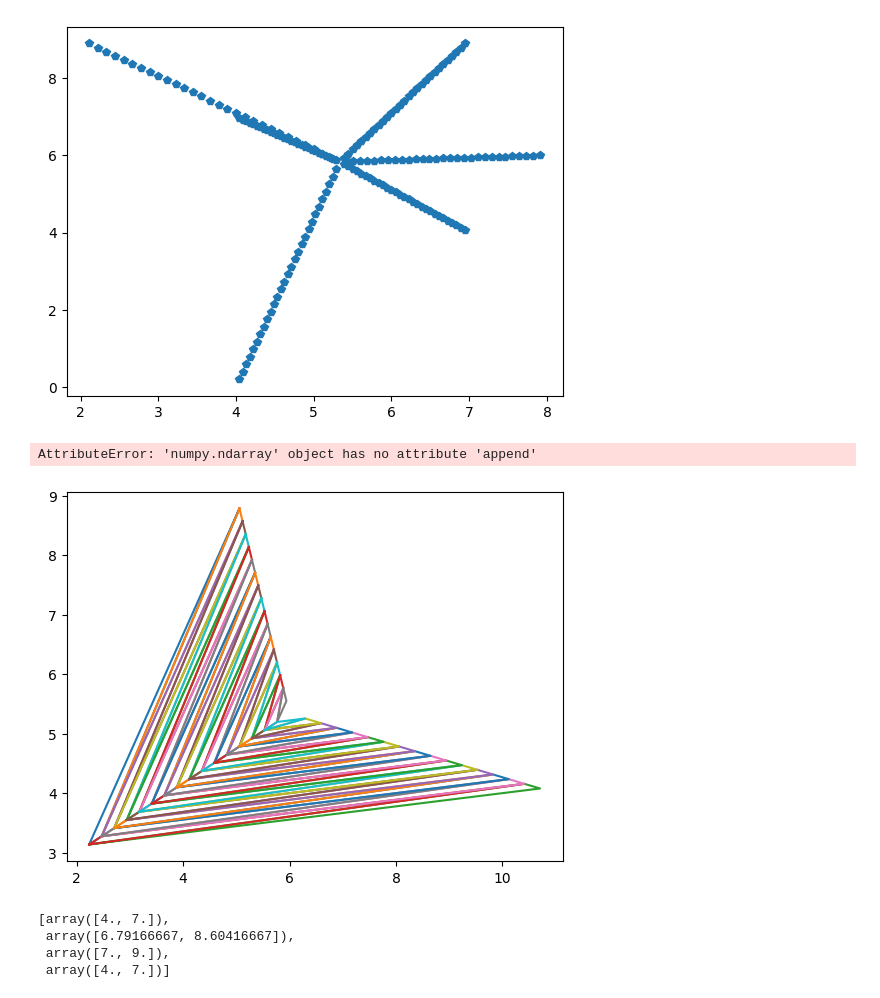
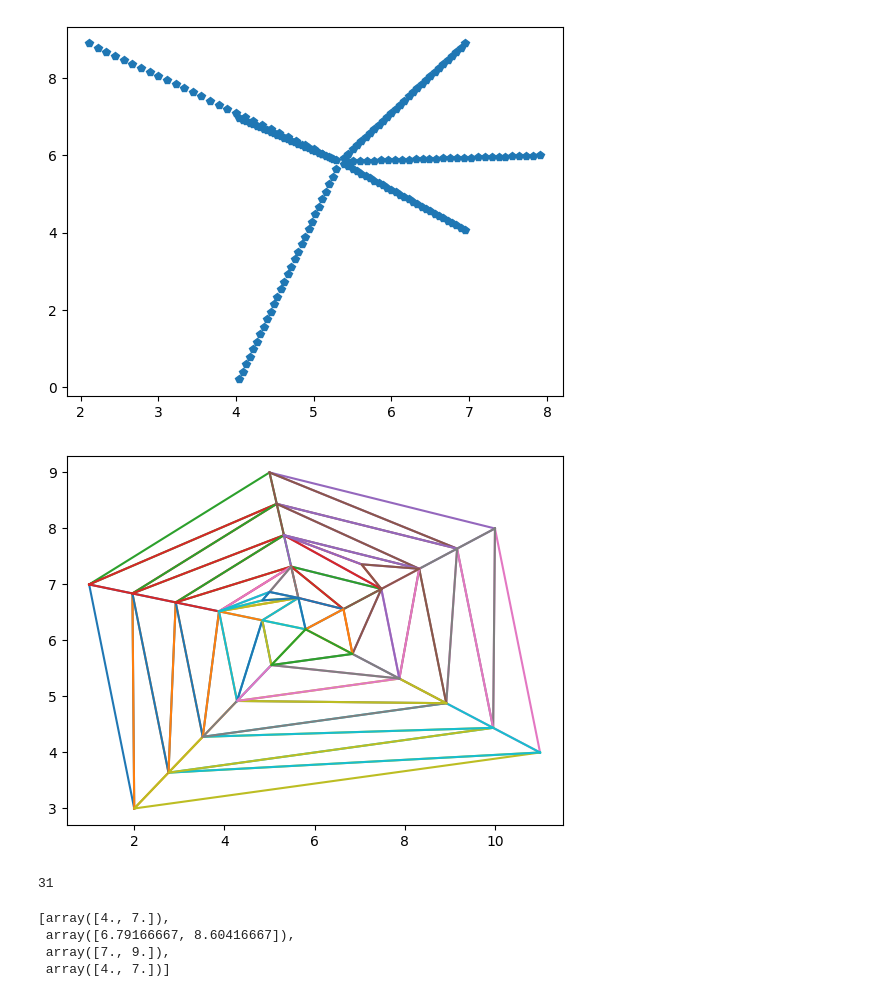
Before and after one commit to Mehdi5578/3DPU_Plateau_Problem, a Jupyter notebook: Plateau Problem/Triangulation Meshing/Interactive-2.ipynb, the cells around one changed output. Cells and saved outputs as stored; diff of their text form; code cells hidden in the pictures.

```diff
--- a/Plateau Problem/Triangulation Meshing/Interactive-2.ipynb
+++ b/Plateau Problem/Triangulation Meshing/Interactive-2.ipynb
@@ -223,8 +223,10 @@ plt.plot(x,y,'p')
 [figure]
 # %%
 c = PointList()
+c.add_point((2,3))
+c.add_point((1,7))
 c.add_point((5,9))
-c.add_point((2,3))
+c.add_point((10,8))
 c.add_point((11,4))
 # %%
 from PointList import *
@@ -247,64 +249,75 @@ class TriangularMesh:
         #  Create initial subdivisions using the central point
         C = self.compute_central_point()
         s = int(self.m/(2*self.n) - 1/2)
-        P = []
+        triangle = self.boundary.points + [self.boundary.points[0]]
+        P = [triangle]
         for j in range(1,s+1):
-            P_j = self.boundary.points + (j / (s+1))*(C - self.boundary.points)
+            P_j = triangle + (j / (s+1))*(C - triangle)
             P.append(P_j)
 
         return np.array(P)
 
 
     def create_quadrilaterals(self):
         #split the outside quadrilaterals
-        P = list(self.create_initial_subdivisions())
-        P.append(P[0])
-        P = np.array(P)
+        P = (self.create_initial_subdivisions())
+        # P.append(P[0])
+        # P = np.array(P)
         s = int(self.m/(2*self.n) - 1/2)
-        for i in tqdm(range(s)) :
-            for j in range(self.n-1) :
-                self.mesh.append([P[i,j],P[i+1,j+1],P[i,j+1]])
-                self.mesh.append([P[i,j],P[i+1,j+1],P[i+1,j]])
+        for j in tqdm(range(s)) :
+            for i in range(self.n) :
+                self.mesh.append([P[j,i],P[j+1,i+1],P[j,i+1]])
+                self.mesh.append([P[j,i],P[j+1,i+1],P[j+1,i]])
 
 
 
 
-    def split_quadrilaterals(self):
-        # TODO: Split any quadrilaterals into triangles
-        pass
+    def split_quadrilateral(self):
+        C = self.compute_central_point()
+        P = self.create_initial_subdivisions()
+        for i in tqdm(range(self.n)) :
+            self.mesh.append([C,P[-1,i],P[-1,i+1]])
 
     def further_subdivide(self):
-        # TODO: Further subdivide triangles if the count doesn't match the desired amount
-        pass
+        while len(self.mesh) < self.m :
+            k = np.random.randint(0,len(self.mesh))
+            tri = np.array(self.mesh.pop(k))
+            C = np.mean(tri,axis = 0)
+            tri1 = [tri[0],tri[1],C]
+            tri2 = [tri[0],tri[2],C]
+            tri3 = [tri[1],tri[2],C]
+            self.mesh += [tri1,tri2,tri3]
+
+
+
+
+
 
     def generate_mesh(self):
-        self.compute_central_point()
-        self.create_initial_subdivisions()
+        self.create_quadrilaterals()
         self.split_quadrilaterals()
         self.further_subdivide()
         return self.mesh
 
 
-K = TriangularMesh(c,100)
+K = TriangularMesh(c,50)
 K.create_quadrilaterals()
+K.split_quadrilateral()
+K.further_subdivide()
+
 
 #draw the triangles
 
 Triangles = K.mesh
 for tri in Triangles:
     B = np.array(tri + [tri[0]])
     plt.plot(B[:,0],B[:,1])
 # %% [output]
-AttributeError: 'numpy.ndarray' object has no attribute 'append'
+[figure, added]
-# %%
-#draw the triangles
-
-Triangles = K.mesh
-for tri in Triangles:
-    B = np.array(tri + [tri[0]])
-    plt.plot(B[:,0],B[:,1])
-# %% [output]
-[figure, removed]
+# %%
+len(K.mesh)
+# %% [output]
+31
 # %%
 list(Traingles[0]) + [Traingles[0][0]]
 # %% [output]
```
Also changed, not shown: 2 other files.
